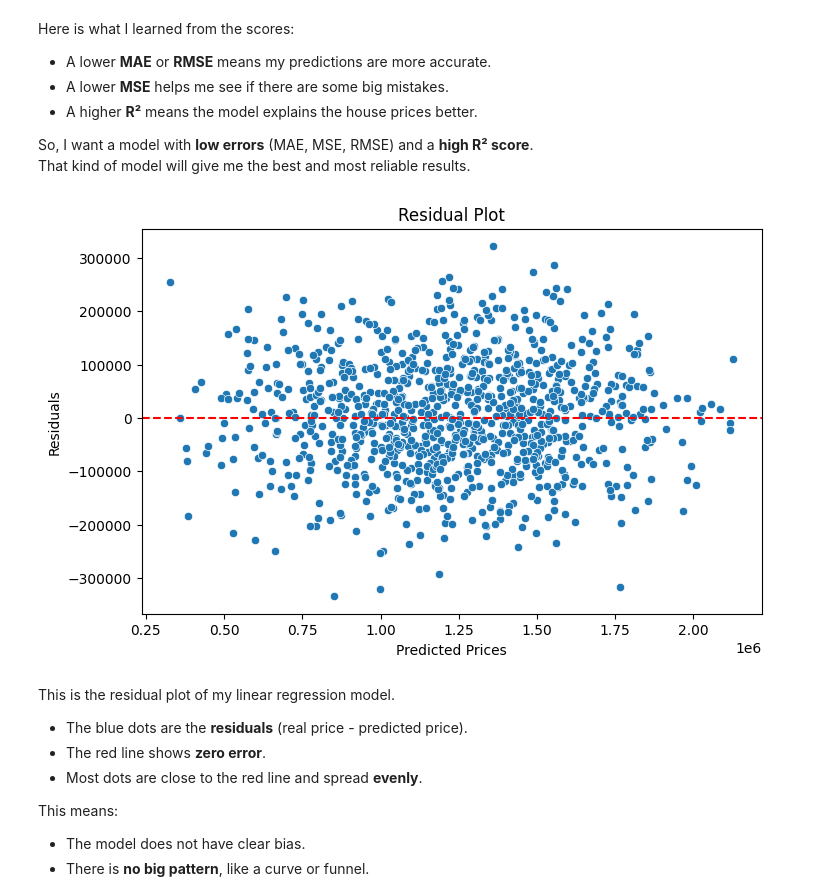
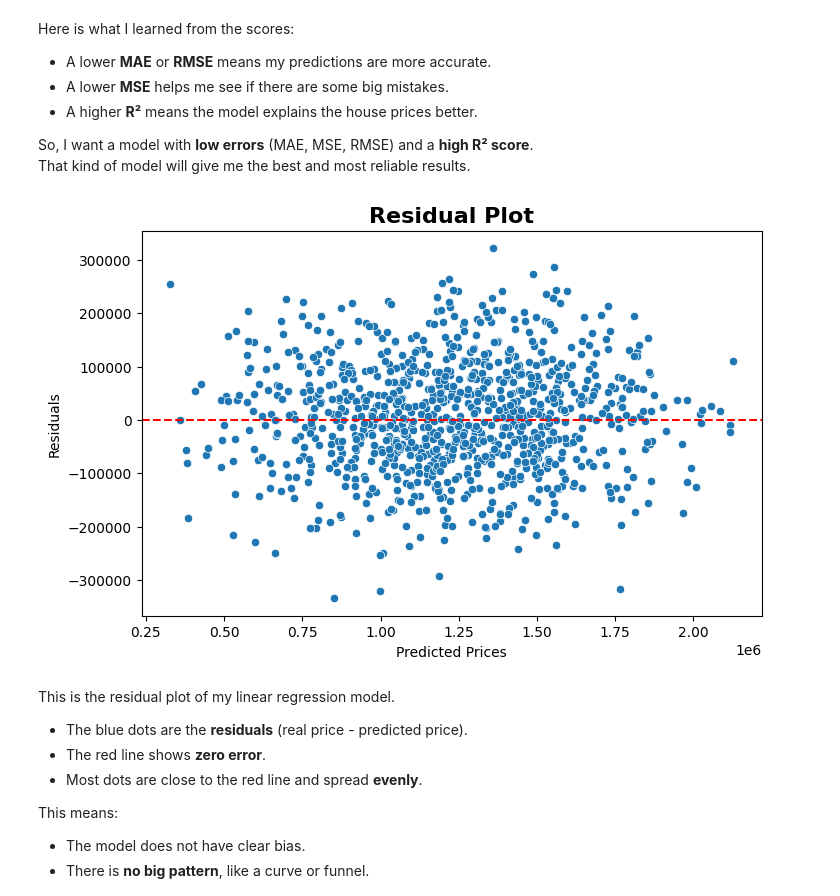
Before and after one commit to MONA100421/Chen_Yi_Weng_MT1_DSCI_552, a Jupyter notebook: notebook/Chen_Yi_Weng_MT1_Coding_DSCI_552.ipynb, the cells around one changed output. Cells and saved outputs as stored; diff of their text form; code cells hidden in the pictures.

```diff
--- a/notebook/Chen_Yi_Weng_MT1_Coding_DSCI_552.ipynb
+++ b/notebook/Chen_Yi_Weng_MT1_Coding_DSCI_552.ipynb
@@ -333,20 +329,18 @@ Here is what I learned from the scores:
 So, I want a model with **low errors** (MAE, MSE, RMSE) and a **high R² score**.
 That kind of model will give me the best and most reliable results.
 # %%
-import matplotlib.pyplot as plt
-
 # Residuals = true - predicted
 residuals = y_test - y_pred
 
 plt.figure(figsize=(8, 5))
 sns.scatterplot(x=y_pred, y=residuals)
 plt.axhline(y=0, color='red', linestyle='--')
-plt.title('Residual Plot')
+plt.title('Residual Plot', fontsize=16, fontweight='bold')
 plt.xlabel('Predicted Prices')
 plt.ylabel('Residuals')
 plt.show()
 # %% [output]
-[figure, old version]
+[figure, new version]
 # %% [markdown]
 This is the residual plot of my linear regression model.
 
```
Also changed, not shown: parts of 9 cells of this notebook.
